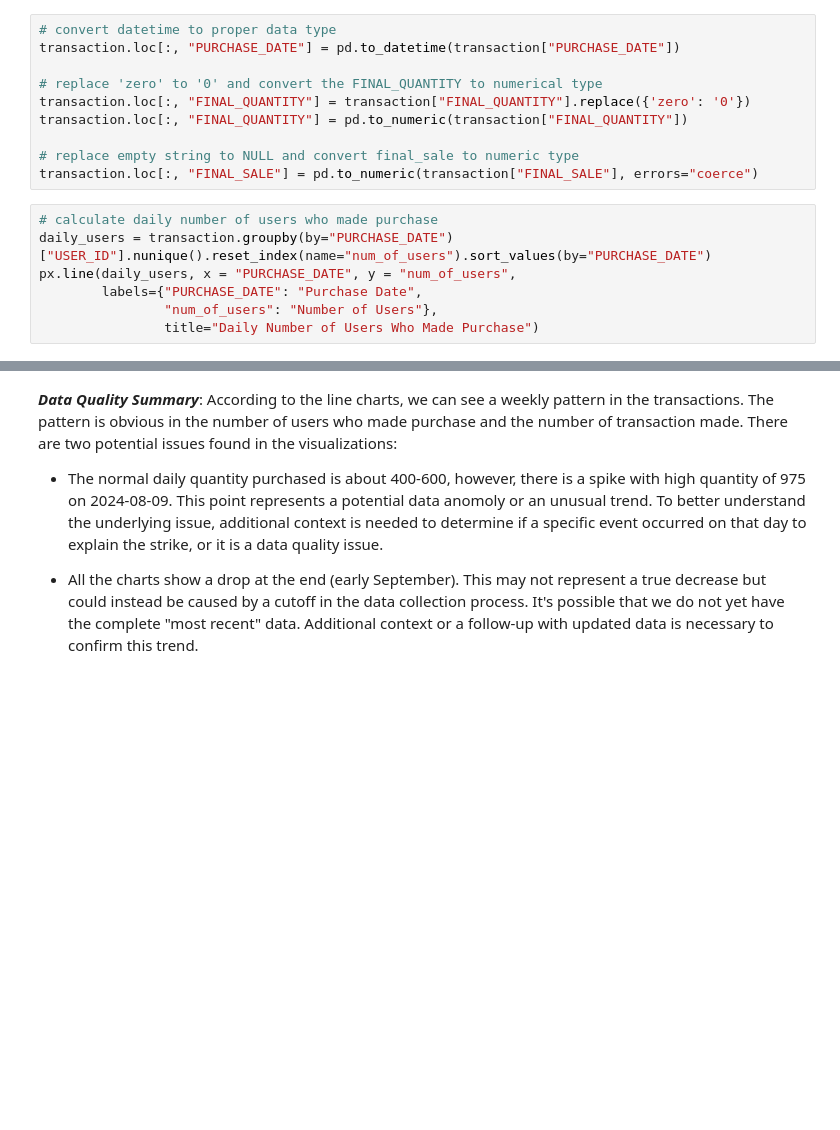
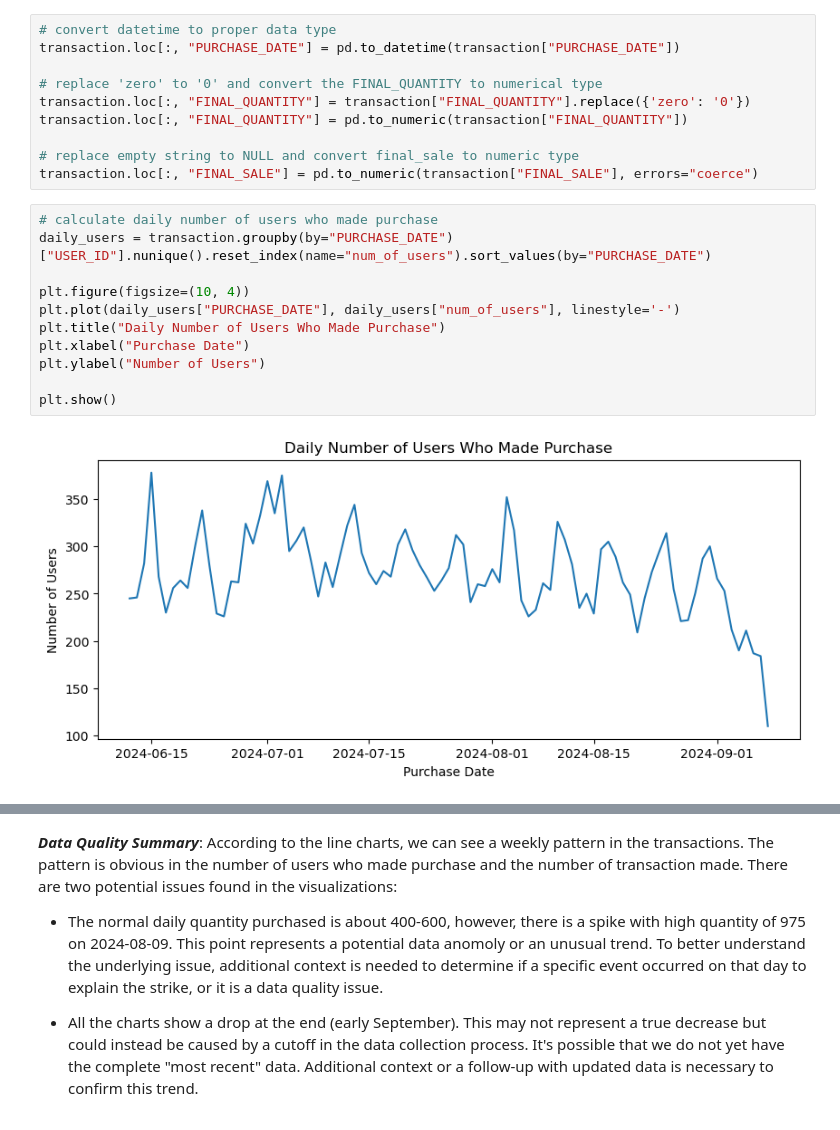
Before and after one commit to jiaxiliu95/Fetch-Data-Analyst-Take-Home-Exercise, a Jupyter notebook: Solutions_Take_Home_Exercise.ipynb, the cells around one changed output, grey strips where cells are left out. Drawn from its saved outputs; the diff is of its cells as text; blank space fills up the shorter version.

```diff
--- a/Solutions_Take_Home_Exercise.ipynb
+++ b/Solutions_Take_Home_Exercise.ipynb
@@ -232,10 +244,16 @@ transaction.loc[:, "FINAL_SALE"] = pd.to_numeric(transaction["FINAL_SALE"], erro
 # %%
 # calculate daily number of users who made purchase
 daily_users = transaction.groupby(by="PURCHASE_DATE")["USER_ID"].nunique().reset_index(name="num_of_users").sort_values(by="PURCHASE_DATE")
-px.line(daily_users, x = "PURCHASE_DATE", y = "num_of_users",
-        labels={"PURCHASE_DATE": "Purchase Date",
-                "num_of_users": "Number of Users"},
-                title="Daily Number of Users Who Made Purchase")
+
+plt.figure(figsize=(10, 4))
+plt.plot(daily_users["PURCHASE_DATE"], daily_users["num_of_users"], linestyle='-')
+plt.title("Daily Number of Users Who Made Purchase")
+plt.xlabel("Purchase Date")
+plt.ylabel("Number of Users")
+
+plt.show()
+# %% [output]
+[figure, added]
 # %%
 # calculate daily number of transactions
 daily_purchase = transaction.groupby(by="PURCHASE_DATE")["RECEIPT_ID"].count().reset_index(name="num_of_transactions").sort_values(by="PURCHASE_DATE")
```
Also changed, not shown: parts of 10 cells of this notebook.
